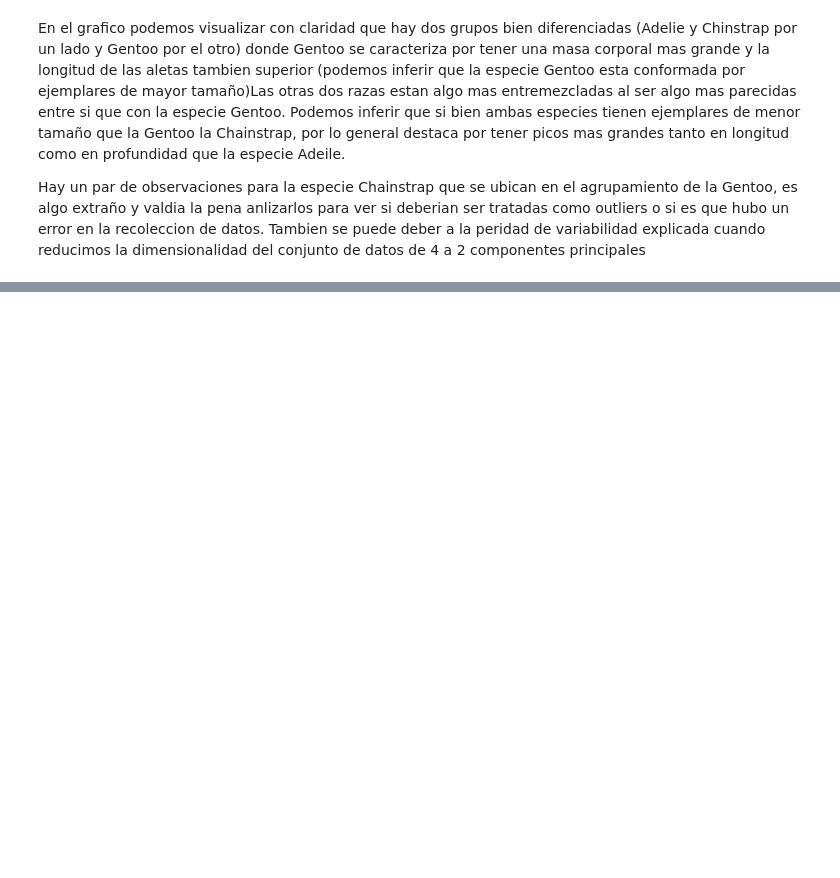
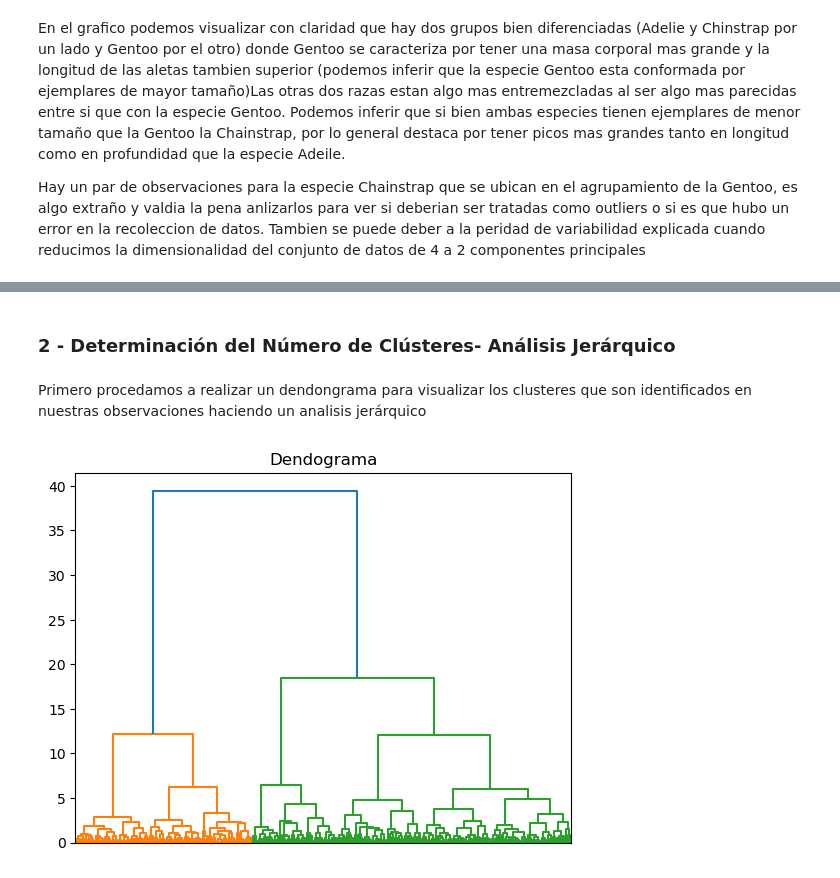
Before and after one commit to PabloPaezSheridan/PenguinsACPStudy, a Jupyter notebook: Solution/PenguinsAnalysisPabloPaez.ipynb, the cells around one changed output, grey strips where cells are left out. Drawn from its saved outputs; the diff is of its cells as text; code cells hidden in the pictures; blank space fills up the shorter version.

```diff
--- a/Solution/PenguinsAnalysisPabloPaez.ipynb
+++ b/Solution/PenguinsAnalysisPabloPaez.ipynb
@@ -238,0 +249,7 @@ Hay un par de observaciones para la especie Chainstrap que se ubican en el agrup
+# %%
+distance_matrix = distance.cdist(data_standardized_df, data_standardized_df, 'euclidean')
+distance_small = distance_matrix[:5, :5]
+distance_small = pd.DataFrame(distance_small, index=data_standardized_df.index[:5], columns=data_standardized_df.index[:5])
+distance_small_rounded = distance_small.round(2)
+print("Matriz de Distancias Euclidianas (Primeras 5 filas/columnas):")
+print(distance_small_rounded.to_string(index_names=False, header=True))
@@ -238,0 +264,15 @@ Hay un par de observaciones para la especie Chainstrap que se ubican en el agrup
+# %% [markdown]
+<h3>2 - Determinación del Número de Clústeres- Análisis Jerárquico</h3>
+# %% [markdown]
+Primero procedamos a realizar un dendongrama para visualizar los clusteres que son identificados en nuestras observaciones haciendo un analisis jerárquico
+# %%
+df_std_distance = pd.DataFrame(distance_matrix, index=data_standardized_df.index,
+ columns=data_standardized_df.index)
+
+linkage_matrix = sch.linkage(data_standardized_df, method='ward')
+dendrogram = sch.dendrogram(linkage_matrix, leaf_rotation=90)
+plt.xticks([])
+plt.title('Dendograma')
+plt.show()
+# %% [output]
+[figure, added]
```
Also changed, not shown: parts of 17 cells of this notebook.
